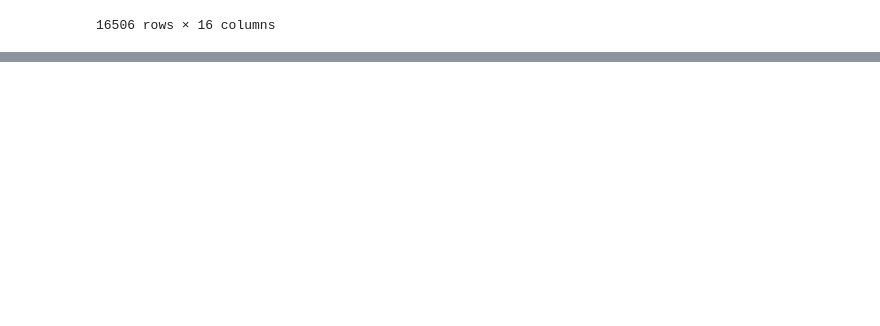
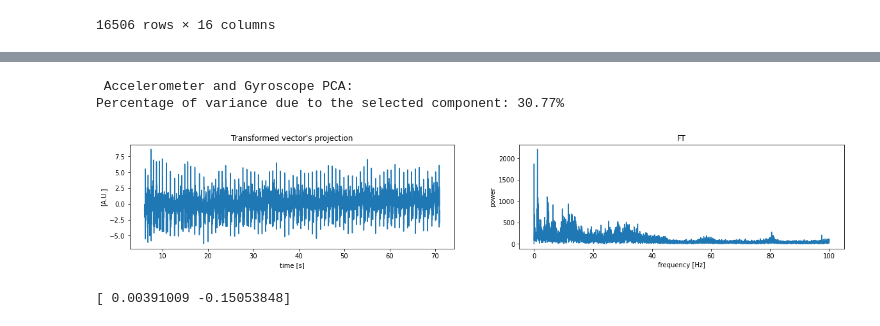
Before and after one commit to zanocrate/LCP_projects_Y4, a Jupyter notebook: Raffo_draft.ipynb, the cells around one changed output, grey strips where cells are left out. Saved outputs shown, nothing was run; the diff lists cells and outputs as text; code cells hidden in the pictures; blank space fills up the shorter version.

```diff
--- a/Raffo_draft.ipynb
+++ b/Raffo_draft.ipynb
@@ -525,0 +164,39 @@ To obtain a more general analysis less linked to the fine tuning of the paramete
+# %%
+#performing PCA on both sensors
+
+print(' Accelerometer and Gyroscope PCA:')
+
+pca.fit(data[total_columns])
+print("Percentage of variance due to the selected component: {:.2%}".format(pca.explained_variance_ratio_[0]))
+totalT=pca.transform(data[total_columns]).reshape(-1)
+
+totalT_FT=fft.fft(totalT)
+totalT_FT_freq=fft.fftfreq(totalT.size,sample_spacing)
+N = int(totalT_FT_freq.size/2)
+totalT_freq_pos = totalT_FT_freq[:N]
+totalT_FT_pos = np.abs(totalT_FT[:N])
+
+
+with plt.rc_context({"figure.figsize" : (20,3)}):
+    fig,axs = plt.subplots(1,2)
+    axs[0].plot(data.index,totalT)
+    axs[0].set_title("Transformed vector's projection")
+    axs[0].set_xlabel('time [s]')
+    axs[0].set_ylabel('[A.U.]')
+    axs[1].plot(totalT_FT_freq[:N],np.abs(totalT_FT[:N]))
+    axs[1].set_title("FT")
+    axs[1].set_xlabel('frequency [Hz]')
+    axs[1].set_ylabel('power')
+# %% [output]
+ Accelerometer and Gyroscope PCA:
+Percentage of variance due to the selected component: 30.77%
+[figure, added]
+# %%
+#let's see if the selected componet of gyroscope drifts
+
+drift=np.polyfit(data.index,gyrT,1)
+print(drift)
+
+gyr_clean=gyrT-(drift[0]*data.index + drift[1])
+# %% [output]
+[ 0.00391009 -0.15053848]
```
Also changed, not shown: parts of 35 cells of this notebook.
